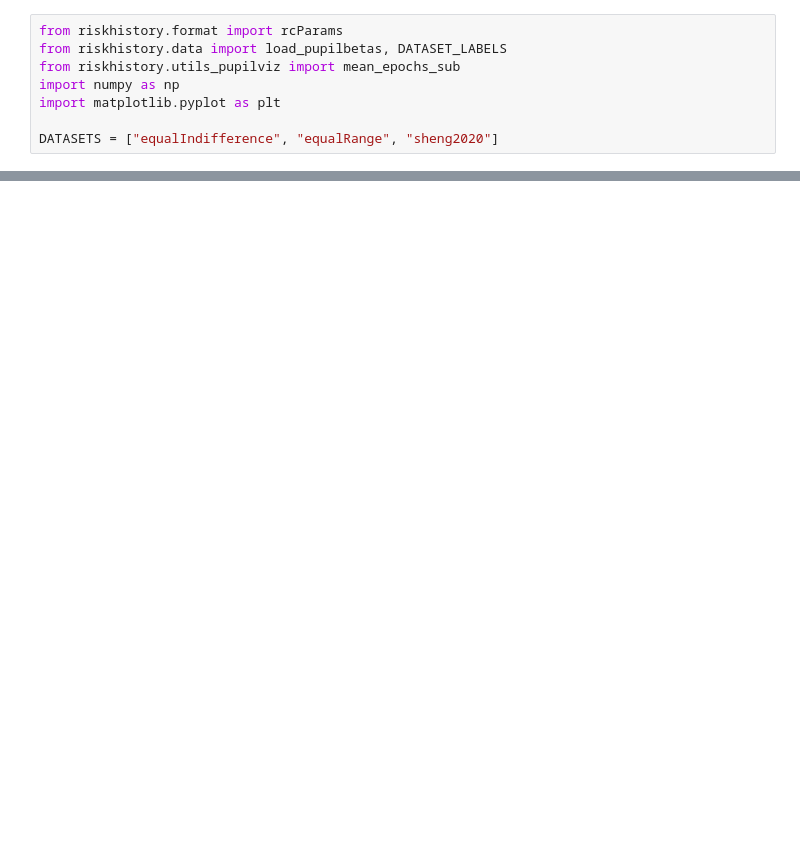
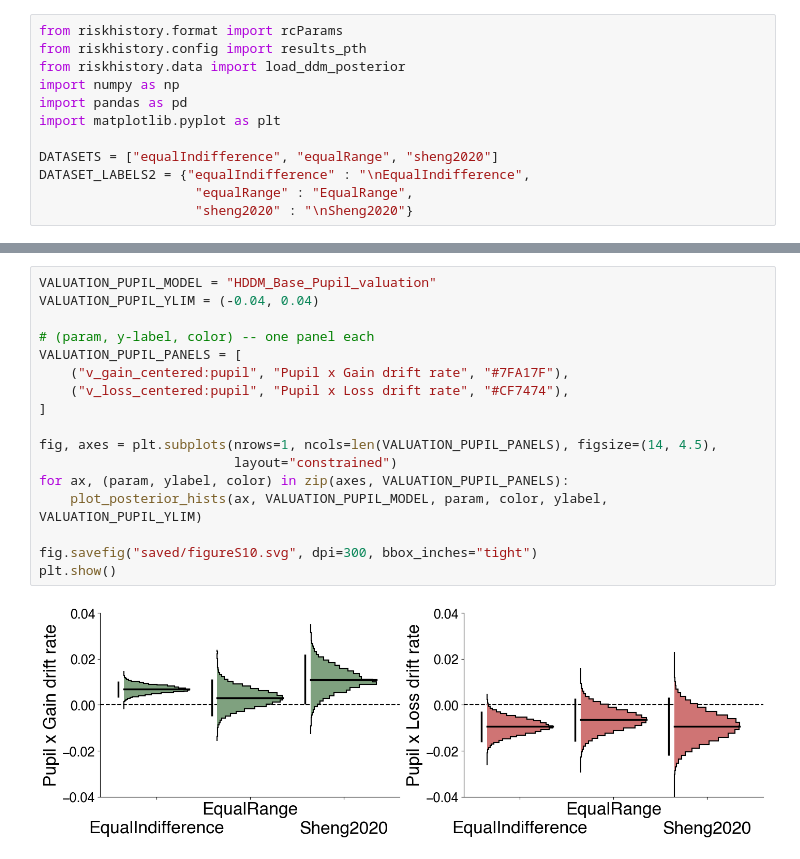
Before and after one commit to GusStgoReyes/riskhistory, a Jupyter notebook: figures_official/figureS4.ipynb, the cells around one changed output, grey strips where cells are left out. Drawn from its saved outputs; the diff is of its cells as text; blank space fills up the shorter version.

Commit message:
almost finalized results and updated md

```diff
--- a/figures_official/figureS4.ipynb
+++ b/figures_official/figureS4.ipynb
@@ -3,8 +3,12 @@
 # %%
 from riskhistory.format import rcParams
-from riskhistory.data import load_pupilbetas, DATASET_LABELS
-from riskhistory.utils_pupilviz import mean_epochs_sub
+from riskhistory.config import results_pth
+from riskhistory.data import load_ddm_posterior
 import numpy as np
+import pandas as pd
 import matplotlib.pyplot as plt
 
 DATASETS = ["equalIndifference", "equalRange", "sheng2020"]
+DATASET_LABELS2 = {"equalIndifference" : "\nEqualIndifference",
+                    "equalRange" : "EqualRange",
+                    "sheng2020" : "\nSheng2020"}
@@ -103,0 +66,19 @@ best (sheng2020): sub=54, R^2=0.5320
+# %%
+VALUATION_PUPIL_MODEL = "HDDM_Base_Pupil_valuation"
+VALUATION_PUPIL_YLIM = (-0.04, 0.04)
+
+# (param, y-label, color) -- one panel each
+VALUATION_PUPIL_PANELS = [
+    ("v_gain_centered:pupil", "Pupil x Gain drift rate", "#7FA17F"),
+    ("v_loss_centered:pupil", "Pupil x Loss drift rate", "#CF7474"),
+]
+
+fig, axes = plt.subplots(nrows=1, ncols=len(VALUATION_PUPIL_PANELS), figsize=(14, 4.5),
+                         layout="constrained")
+for ax, (param, ylabel, color) in zip(axes, VALUATION_PUPIL_PANELS):
+    plot_posterior_hists(ax, VALUATION_PUPIL_MODEL, param, color, ylabel, VALUATION_PUPIL_YLIM)
+
+fig.savefig("saved/figureS10.svg", dpi=300, bbox_inches="tight")
+plt.show()
+# %% [output]
+[figure, added]
```
Also changed, not shown: parts of 8 cells of this notebook, 59 other files.
